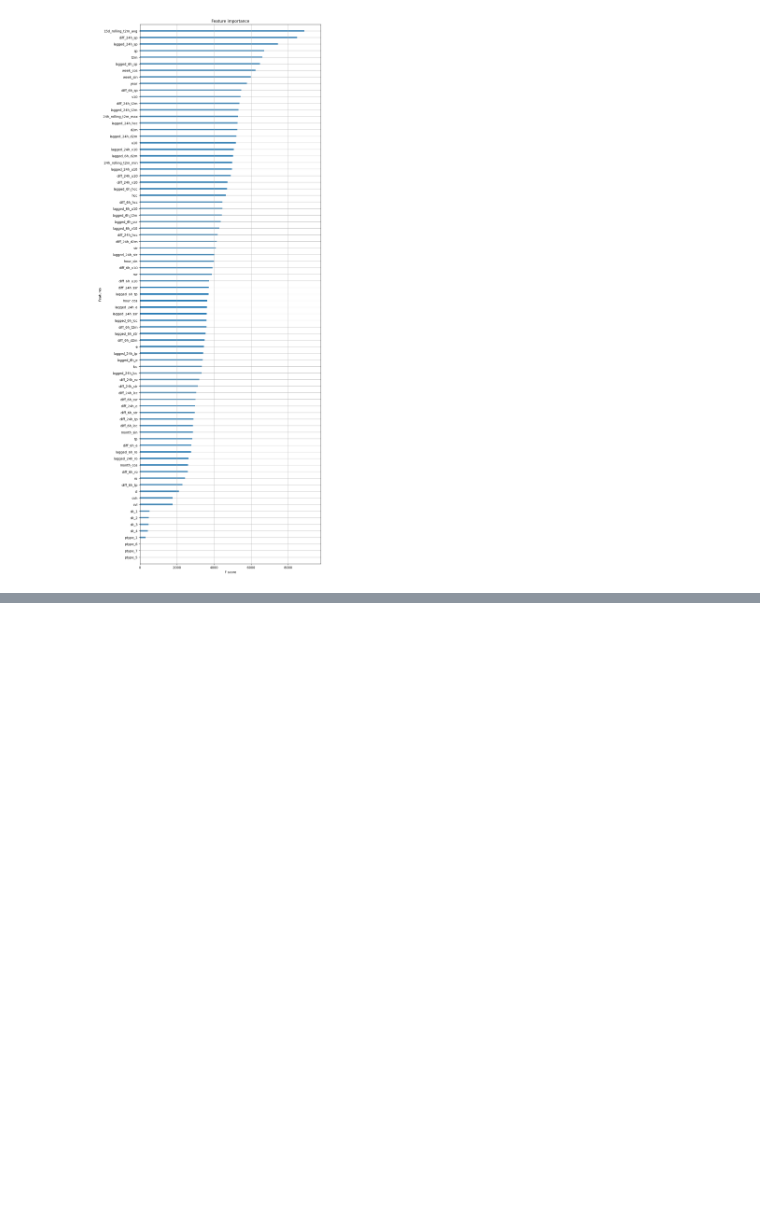
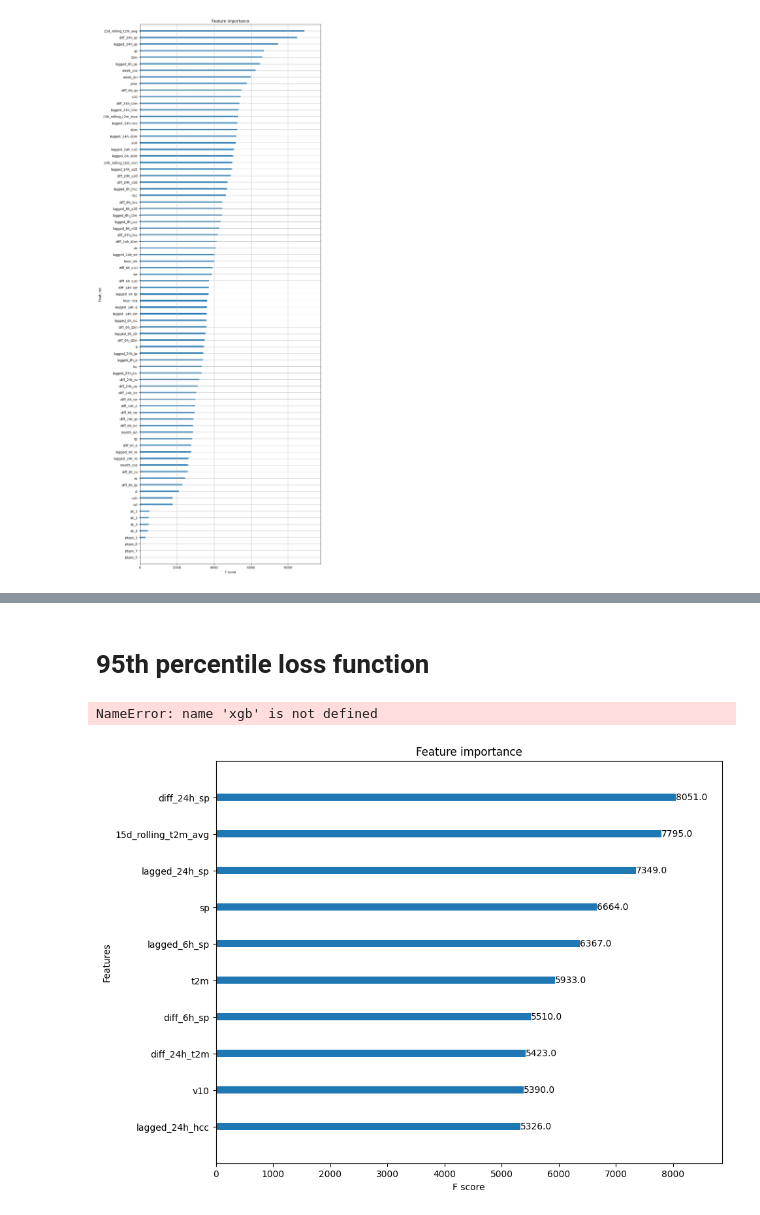
Before and after one commit to michel-vbarboza/ERA5-Temperature-Prediction, a Jupyter notebook: XGBoost_(GPU).ipynb, the cells around one changed output, grey strips where cells are left out. Cells and saved outputs as stored; diff of their text form; code cells hidden in the pictures; blank space fills up the shorter version.

```diff
--- a/XGBoost_(GPU).ipynb
+++ b/XGBoost_(GPU).ipynb
@@ -18,7 +18,7 @@ drive.mount('/content/drive')
 # %% [output]
 Mounted at /content/drive
 # %%
-path = '/content/drive/MyDrive/MMEAD Dissertacao/Dados/'
+path = '/content/drive/MyDrive/ERA5-Temperature-Prediction/Dados/'
 # %% [markdown]
 # Preprocessing
 # %%
@@ -299,0 +111,54 @@ Test RMSE: 2.0823735617053676
+# %% [markdown]
+# 95th percentile loss function
+# %%
+# Define the evaluation metric for the 95th percentile
+def quantile_eval(preds, dtrain):
+    tau = 0.95
+    labels = dtrain.get_label()
+    errors = labels - preds
+    quantile_loss = np.mean(np.maximum(tau * errors, (tau - 1) * errors))
+    return 'quantile_loss', quantile_loss
+
+# Update the XGBoost parameters
+params = {
+    'objective': 'reg:absoluteerror',
+    'tree_method': 'hist',
+    'device': 'cuda',
+    'max_depth': 5,
+    'colsample_bytree': 0.5,
+    'subsample': 0.5,
+    'nthread': -1,
+    'verbosity': 2,
+    'eta': 0.1,
+    'alpha': 0.95
+}
+
+# Perform cross-validation on the training data
+cv_results = xgb.cv(
+    params=params,
+    dtrain=dtrain,
+    num_boost_round=10_000,
+    nfold=5,
+    custom_metric=quantile_eval,
+    early_stopping_rounds=1000,
+    seed=42,
+    as_pandas=True,
+    verbose_eval=True
+)
+
+# Train the model on the full training data using the number of rounds found in cross-validation
+model = xgb.train(
+    params=params,
+    dtrain=dtrain,
+    num_boost_round=len(cv_results),
+    custom_metric=quantile_eval
+)
+
+# Predict on the test set
+y_pred = model.predict(dtest)
+
+# Evaluate the model performance on the test set using RMSE
+test_rmse = np.sqrt(mean_squared_error(dtest.get_label(), y_pred))
+print(f'RMSE on test data: {test_rmse}')
+# %% [output]
+NameError: name 'xgb' is not defined
@@ -299,0 +172,7 @@ Test RMSE: 2.0823735617053676
+# %%
+# Plot feature importance
+fig, ax = plt.subplots(figsize=(10, 8))
+xgb.plot_importance(model, importance_type='weight', ax=ax, max_num_features=10, grid=False)
+plt.show()
+# %% [output]
+[figure, added]
```
Also changed, not shown: parts of 18 cells of this notebook.
